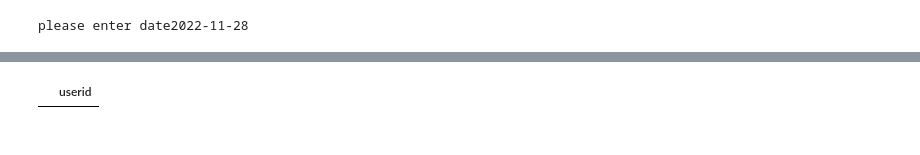
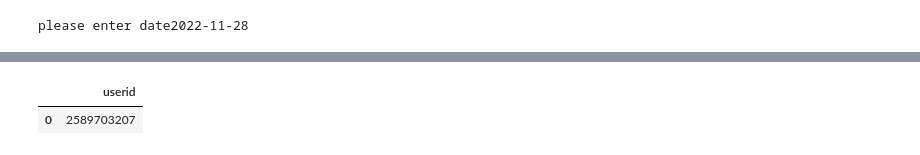
Before and after one commit to Himanshu-Dharma/Elon_bots_sentiment_analysis, a Jupyter notebook: Twitter_sentiment.ipynb, the cells around one changed output, grey strips where cells are left out. Cells and saved outputs as stored; diff of their text form; code cells hidden in the pictures.

```diff
--- a/Twitter_sentiment.ipynb
+++ b/Twitter_sentiment.ipynb
@@ -311,21 +309,21 @@ please enter date2022-11-28
 # %%
 keywords = ["#thameslink","#TLUpdates","@gtrailuk", "@TLRailUK","Govia Thameslink Railway", "Govia Thameslink",
 "GTR thameslink", "thameslink", "TLRailUK"]
-limit = 10
+limit = 1000
 
 for word in keywords:
-  tweets = tweepy.Cursor(api.search, q=word,  tweet_fields=['created_at'], since=start_date, until=end_date,
-                         count=500, tweet_mode='extended').items(limit)
+  tweets = tweepy.Cursor(api.search, q=word,  lang="en", tweet_fields=['created_at'], since=start_date, until=end_date,
+                         count=200, tweet_mode='extended').items(limit)
   #tweepy.Cursor is used to bypass the api's returning limit of 200 tweets
   #api will truncate the tweets and we will only get 140 characters from each tweet, if the tweet mode is not set to truncated
 
 #Dataframe
-columns = ['time', 'User', 'Tweets']
+columns = ['time','User','Tweets']
 data = []
 
 
 for tweet in tweets:
-  data.append([tweet.created_at, tweet.user.screen_name, tweet.full_text,])
+  data.append([tweet.created_at, tweet.user.screen_name, tweet.full_text])
 
-df_keywrods = pd.DataFrame(data, columns=columns)
-print(df_keywrods)
+df_tweets = pd.DataFrame(data, columns=columns)
+print(df_tweets)
@@ -356,14 +330,14 @@ df_keywrods['User'][1]
 # %%
+#### !!!!!!!! PLEASE DO NOT EDIT OR MOVE ANY LINE HERE !!!!!!#####
+#### Incase of limit error 88. wait for 15min and try again. it is becasue of limitations
+
 id_data = []
 column = ['userid']
 
-for i in range(len(df_keywrods['User'])):
-  user_id = api.get_user(screen_name = df_keywrods['User'][i])
-  #ID = user_id.id_str
-  #id_data.append([ID])
-
-for ids in id_data:
-  id_data.append([user_id.id_str])
+for i in range(len(df_tweets['User'])):
+  user_id = api.get_user(screen_name = df_tweets['User'][i])
+  ID = user_id.id_str
+  id_data.append([ID])
 
 df_ida= pd.DataFrame(id_data, columns=column)
 print(df_ida)
@@ -374,4 +359,5 @@ Index: []
 # %%
-df_ida
+df_ida.head(1)
 # %% [output]
 |  | userid |
+| 0 | 2589703207 |
```
Also changed, not shown: parts of 14 cells of this notebook.
